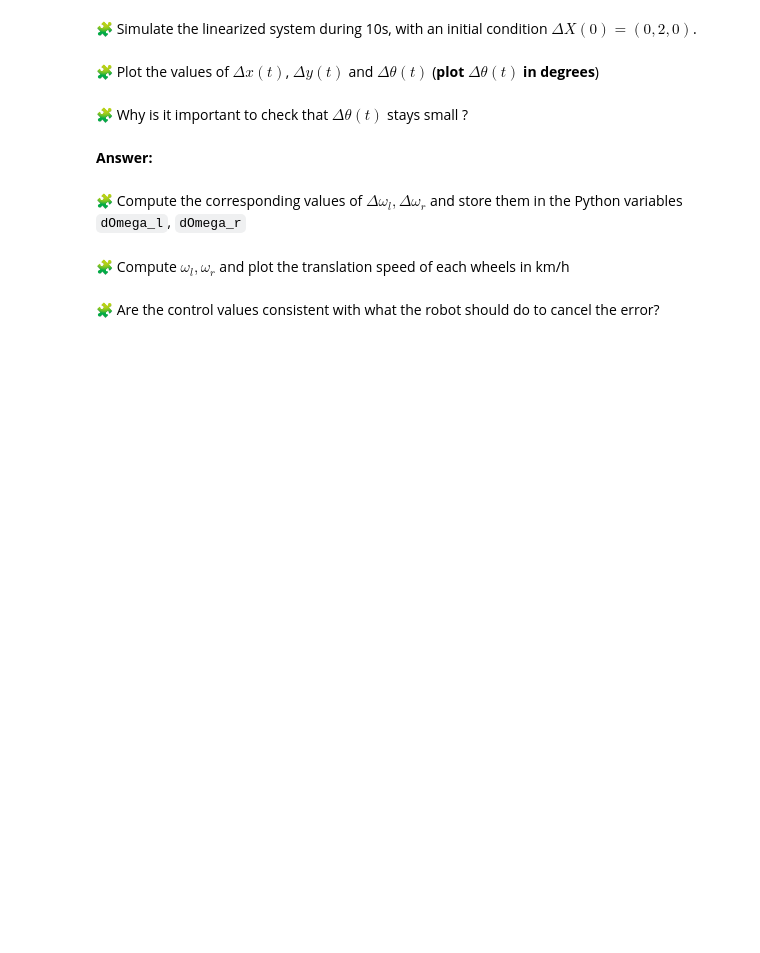
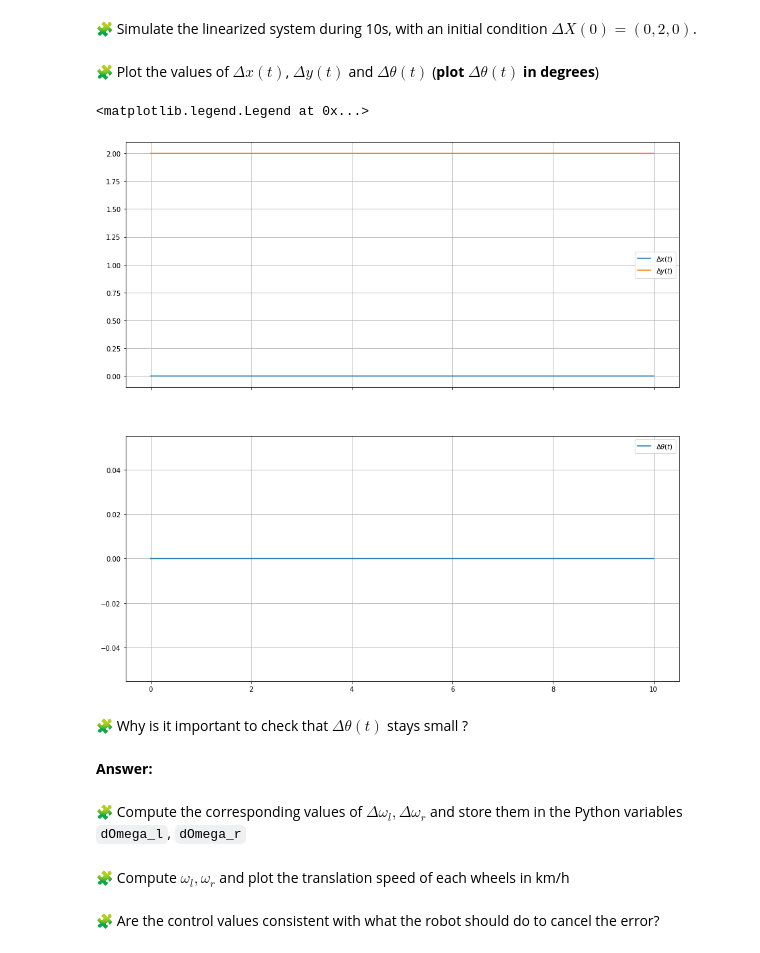
Before and after one commit to MarouaneBAZZAOUI0/control-engineering-with-python-project-2021-2022, a Jupyter notebook: Project - Step 2.ipynb, the cells around one changed output. Drawn from its saved outputs; the diff is of its cells as text; code cells hidden in the pictures; blank space fills up the shorter version.

```diff
--- a/Project - Step 2.ipynb
+++ b/Project - Step 2.ipynb
@@ -480,7 +519,8 @@ def deltaOmega(t,deltaX):
 🧩 Implement a function `lin_fun(t, deltaX)` that computes $\dot{\Delta X}$ given the time $t$, $\Delta X$ (and  -- implicitly -- the inputs $\Delta\omega$ computed by the function `deltaOmega`).
 # %%
 def lin_fun(t,deltaX):
-    pass
+    deltaOmegaTemp = deltaOmega(t,deltaX)
+    return matmul(B, deltaOmegaTemp)
 # %% [markdown]
 ### Controller Design on the linearized system
 
@@ -508,2 +550,7 @@ pass # Make the simulation
+# %%
+def deltaOmega(t,deltaX):
+    return - matmul(K, deltaX)
+
+r = solve_ivp(fun=lin_fun, t_span =(0.0, 10.0), y0=[0.0, 2.0, 0.0], dense_output=True)
 # %% [markdown]
 🧩 Plot the values of $\Delta x(t)$, $\Delta y(t)$ and $\Delta\theta(t)$ (**plot $\Delta\theta(t)$ in degrees**)
@@ -512,3 +557,18 @@ pass
+# %%
+t = linspace(0.0, 10.0, 10000)
+x, y, theta = r["sol"](t)
+fig=figure(figsize=(15, 15))
+ax1, ax2 = fig.subplots(2, 1, sharex=True)
+ax1.grid(True)
+ax1.plot(t, x, label="$\Delta x(t)$")
+ax1.plot(t, y, label="$\Delta y(t)$")
+ax1.legend()
+ax2.grid(True)
+ax2.plot(t, theta, label=r"$\Delta \theta(t)$")
+ax2.legend()
+# %% [output]
+<matplotlib.legend.Legend at 0x...>
+[figure, added]
 # %% [markdown]
 🧩 Why is it important to check that $\Delta\theta(t)$ stays small ?
 # %% [markdown]
```
Also changed, not shown: parts of 8 cells of this notebook.
